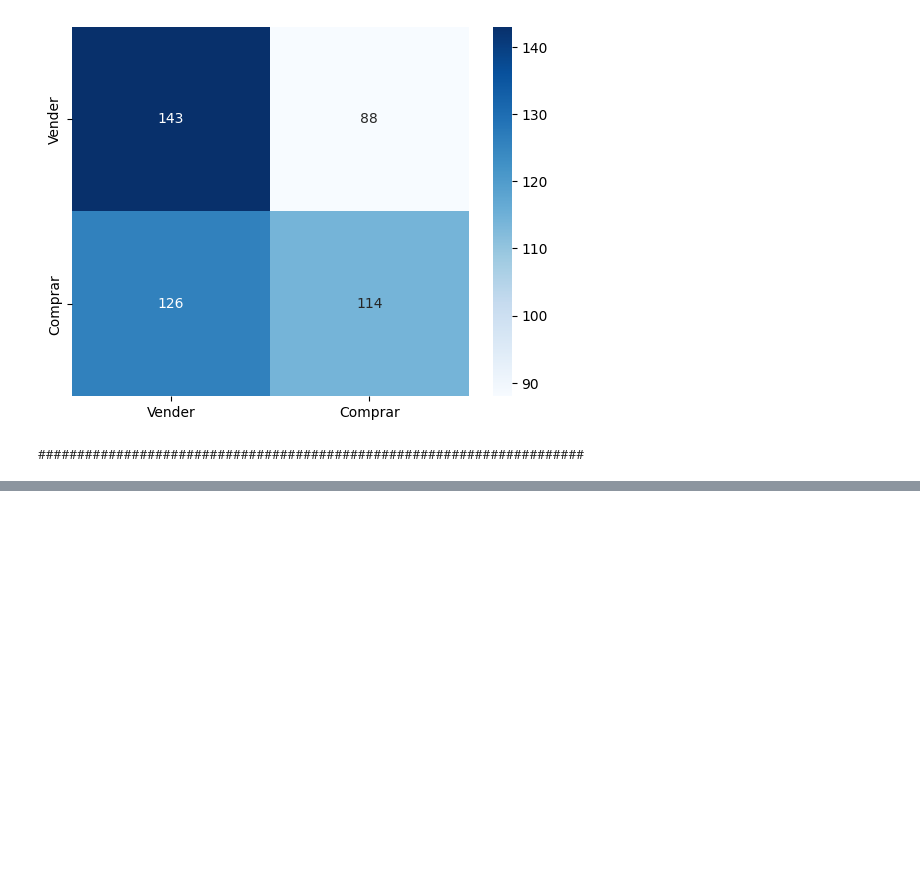
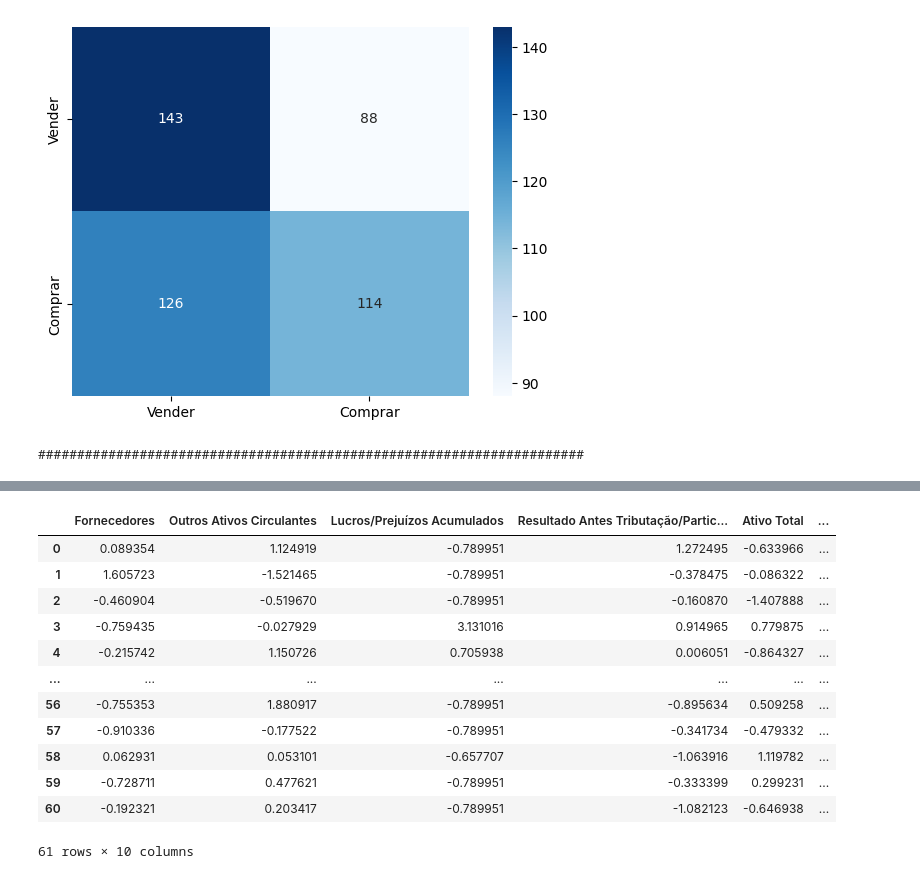
Before and after one commit to YagoL3m3/stock-ai-recommender, a Jupyter notebook: tratativas_dataframes.ipynb, the cells around one changed output, grey strips where cells are left out. Drawn from its saved outputs; the diff is of its cells as text; code cells hidden in the pictures; blank space fills up the shorter version.

```diff
--- a/tratativas_dataframes.ipynb
+++ b/tratativas_dataframes.ipynb
@@ -702,0 +771,21 @@ weighted avg       0.55      0.55      0.54       471
+# %%
+ult_tri_base_dados = ult_tri_base_dados.reset_index(drop=True)
+ult_tri_base_dados = ult_tri_base_dados[top10]
+ult_tri_base_dados = ajustar_scaler(ult_tri_base_dados)
+ult_tri_base_dados = ult_tri_base_dados.drop("Decisao", axis = 1)
+
+display(ult_tri_base_dados)
+# %% [output]
+|  | Fornecedores | Outros Ativos Circulantes | Lucros/Prejuízos Acumulados | Resultado Antes Tributação/Partic... | Ativo Total | ... |
+| 0 | 0.089354 | 1.124919 | -0.789951 | 1.272495 | -0.633966 | ... |
+| 1 | 1.605723 | -1.521465 | -0.789951 | -0.378475 | -0.086322 | ... |
+| 2 | -0.460904 | -0.519670 | -0.789951 | -0.160870 | -1.407888 | ... |
+| 3 | -0.759435 | -0.027929 | 3.131016 | 0.914965 | 0.779875 | ... |
+| 4 | -0.215742 | 1.150726 | 0.705938 | 0.006051 | -0.864327 | ... |
+| ... | ... | ... | ... | ... | ... | ... |
+| 56 | -0.755353 | 1.880917 | -0.789951 | -0.895634 | 0.509258 | ... |
+| 57 | -0.910336 | -0.177522 | -0.789951 | -0.341734 | -0.479332 | ... |
+| 58 | 0.062931 | 0.053101 | -0.657707 | -1.063916 | 1.119782 | ... |
+| 59 | -0.728711 | 0.477621 | -0.789951 | -0.333399 | 0.299231 | ... |
+| 60 | -0.192321 | 0.203417 | -0.789951 | -1.082123 | -0.646938 | ... |
+61 rows × 10 columns
```
Also changed, not shown: parts of 21 cells of this notebook.
